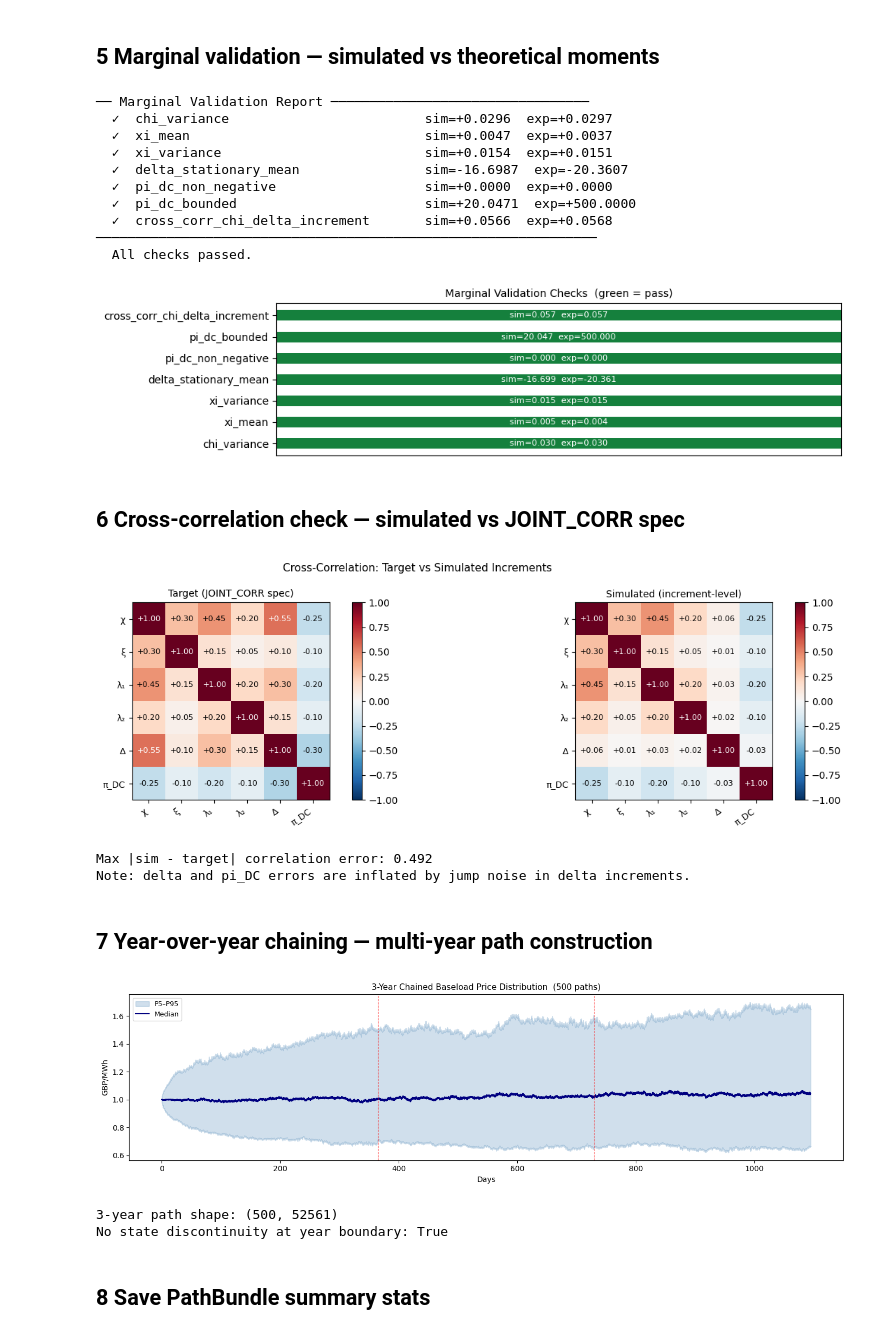
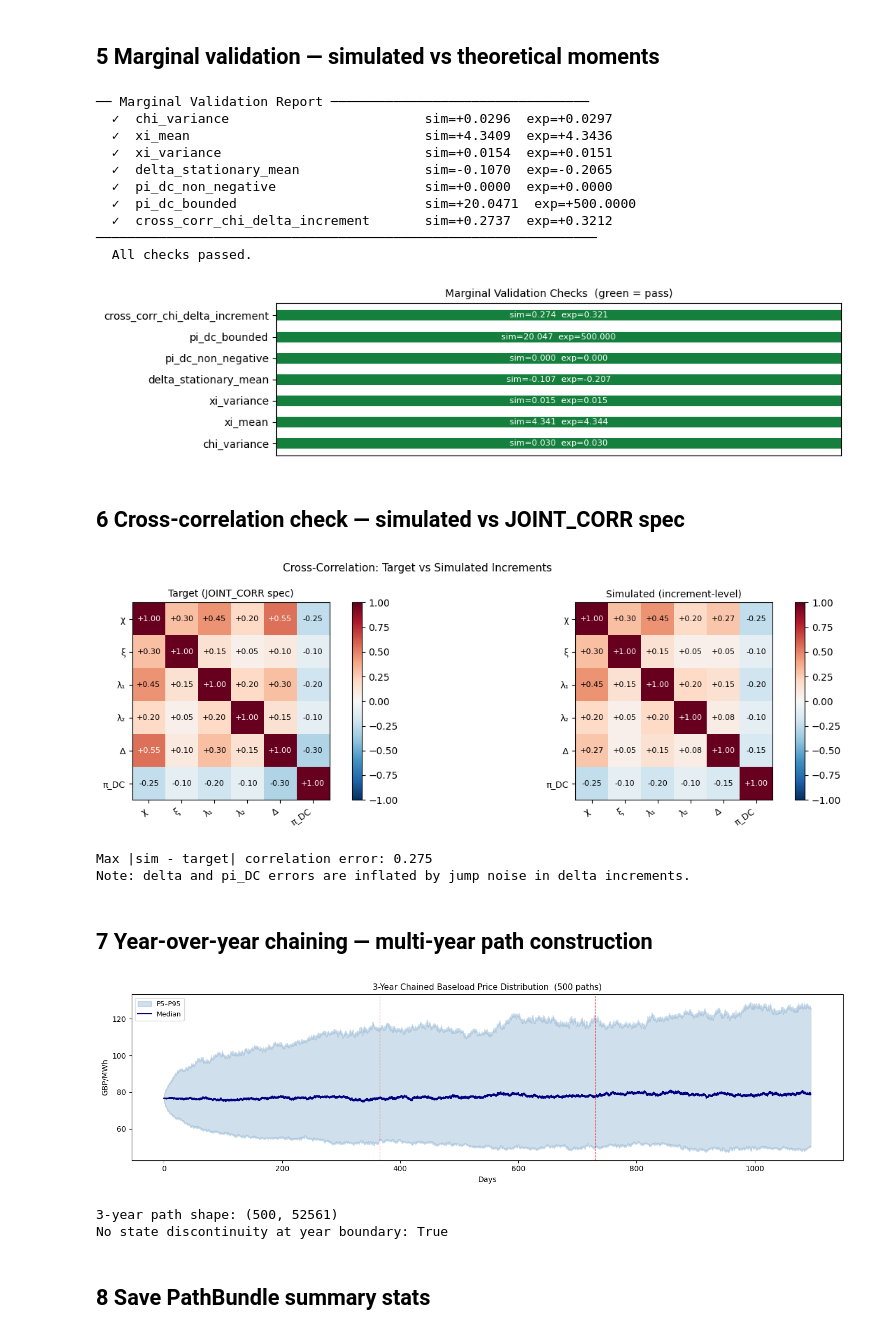
Before and after one commit to dmitry-goryunov/BESS-UK-OPEN, a Jupyter notebook: notebooks/03_simulation.ipynb, the cells around one changed output. Drawn from its saved outputs; the diff is of its cells as text; code cells hidden in the pictures.

```diff
--- a/notebooks/03_simulation.ipynb
+++ b/notebooks/03_simulation.ipynb
@@ -3,18 +3,22 @@
 
 Run the 6-factor correlated stochastic simulation. This notebook is generated from `bess_valuation_full.ipynb` Phase 3 and can be run independently after Phase 2 has saved calibrated parameter files.
 # %%
-import sys, os
+import sys
 from pathlib import Path
 
-# Resolve project root by searching upward for src/ and data/.
-def find_project_root(start=None):
-    start = Path.cwd() if start is None else Path(start).resolve()
-    for candidate in [start, *start.parents]:
-        if (candidate / 'src').is_dir() and (candidate / 'data').is_dir():
-            return candidate
-    raise RuntimeError('Could not find project root containing src/ and data/.')
+# Bootstrap imports from the project root, then use the shared helper.
+_ROOT_CANDIDATE = Path.cwd()
+for candidate in [_ROOT_CANDIDATE, *_ROOT_CANDIDATE.parents]:
+    if (candidate / "src").is_dir() and (candidate / "data").is_dir():
+        if str(candidate) not in sys.path:
+            sys.path.insert(0, str(candidate))
+        break
+else:
+    raise RuntimeError("Could not find project root containing src/ and data/.")
 
-PROJECT_ROOT = find_project_root()
+from src.utils import find_project_root
+
+PROJECT_ROOT = find_project_root(_ROOT_CANDIDATE)
 if str(PROJECT_ROOT) not in sys.path:
     sys.path.insert(0, str(PROJECT_ROOT))
 
@@ -33,6 +37,7 @@ from src.processes.schwartz_smith import SSParams
 from src.processes.hpfc import HPFCParams
 from src.processes.imbalance import ImbalanceParams
 from src.processes.ancillary import AncillaryParams
+from src.validation import validate_path_bundle
 
 PROCESSED = PROJECT_ROOT / 'data' / 'processed'
 PROCESSED.mkdir(parents=True, exist_ok=True)
@@ -277,12 +287,12 @@ plt.show()
 # %% [output]
 ── Marginal Validation Report ─────────────────────────────────
   ✓  chi_variance                         sim=+0.0296  exp=+0.0297
-  ✓  xi_mean                              sim=+0.0047  exp=+0.0037
+  ✓  xi_mean                              sim=+4.3409  exp=+4.3436
   ✓  xi_variance                          sim=+0.0154  exp=+0.0151
-  ✓  delta_stationary_mean                sim=-16.6987  exp=-20.3607
+  ✓  delta_stationary_mean                sim=-0.1070  exp=-0.2065
   ✓  pi_dc_non_negative                   sim=+0.0000  exp=+0.0000
   ✓  pi_dc_bounded                        sim=+20.0471  exp=+500.0000
-  ✓  cross_corr_chi_delta_increment       sim=+0.0566  exp=+0.0568
+  ✓  cross_corr_chi_delta_increment       sim=+0.2737  exp=+0.3212
 ────────────────────────────────────────────────────────────────
   All checks passed.
 [figure]
@@ -326,8 +336,8 @@ max_err = np.abs(sim_corr - JOINT_CORR).max()
 print(f'Max |sim - target| correlation error: {max_err:.3f}')
 print('Note: delta and pi_DC errors are inflated by jump noise in delta increments.')
 # %% [output]
-[figure, old version]
+[figure, new version]
-Max |sim - target| correlation error: 0.492
+Max |sim - target| correlation error: 0.275
 Note: delta and pi_DC errors are inflated by jump noise in delta increments.
 # %% [markdown]
 ## 7  Year-over-year chaining — multi-year path construction
@@ -338,44 +348,45 @@ YEARS   = 3
 
 ln_P_full = []
 state = {}
+initial_xi = np.full(N_CHAIN, np.log(SCHWARTZ_SMITH["forward_anchor_gbp_mwh"]))
 
 for yr in range(YEARS):
     b = simulate(ss_p, hpfc_p, imb_p, anc_p,
                  n_paths=N_CHAIN, n_steps=N_STEPS, dt=DT,
                  seed=SEED + yr,
-                 chi_0=state.get('chi'), xi_0=state.get('xi'),
+                 chi_0=state.get('chi'), xi_0=state.get('xi', initial_xi),
                  lam_0=state.get('lam'), delta_0=state.get('delta'),
                  pi_0=state.get('pi'))
     ln_P_full.append(b.ln_P_base)
     state = dict(chi=b.chi[:,-1], xi=b.xi[:,-1],
                  lam=b.lam[:,-1,:], delta=b.delta_imb[:,-1],
                  pi={p: b.pi[p][:,-1] for p in b.pi})
 
 # Concatenate (drop duplicate t=0 at each boundary)
 ln_P_3yr = np.concatenate([ln_P_full[0]] +
                            [yr[:, 1:] for yr in ln_P_full[1:]], axis=1)
 t_3yr = np.arange(ln_P_3yr.shape[1]) * DT * 365
 
 fig, ax = plt.subplots(figsize=(14, 4))
 q5  = np.percentile(np.exp(ln_P_3yr), 5,  axis=0)
 q50 = np.percentile(np.exp(ln_P_3yr), 50, axis=0)
 q95 = np.percentile(np.exp(ln_P_3yr), 95, axis=0)
 ax.fill_between(t_3yr, q5, q95, alpha=0.25, color='steelblue', label='P5–P95')
 ax.plot(t_3yr, q50, color='navy', linewidth=1.5, label='Median')
 for yr in range(1, YEARS):
     ax.axvline(yr * 365, color='red', linewidth=0.8, linestyle='--', alpha=0.5)
 ax.set_xlabel('Days'); ax.set_ylabel('GBP/MWh')
 ax.set_title(f'3-Year Chained Baseload Price Distribution  ({N_CHAIN} paths)', fontsize=11)
 ax.legend(fontsize=9)
 plt.tight_layout()
 plt.savefig(PROCESSED / 'sim_3yr_chain.png', dpi=120, bbox_inches='tight')
 plt.show()
 
 print(f'3-year path shape: {ln_P_3yr.shape}')
 print(f'No state discontinuity at year boundary: '
       f'{np.allclose(ln_P_full[0][:, -1], ln_P_full[1][:, 0])}')
 # %% [output]
-[figure, old version]
+[figure, new version]
 3-year path shape: (500, 52561)
 No state discontinuity at year boundary: True
 # %% [markdown]
```
Also changed, not shown: parts of 4 cells of this notebook, 38 other files.
